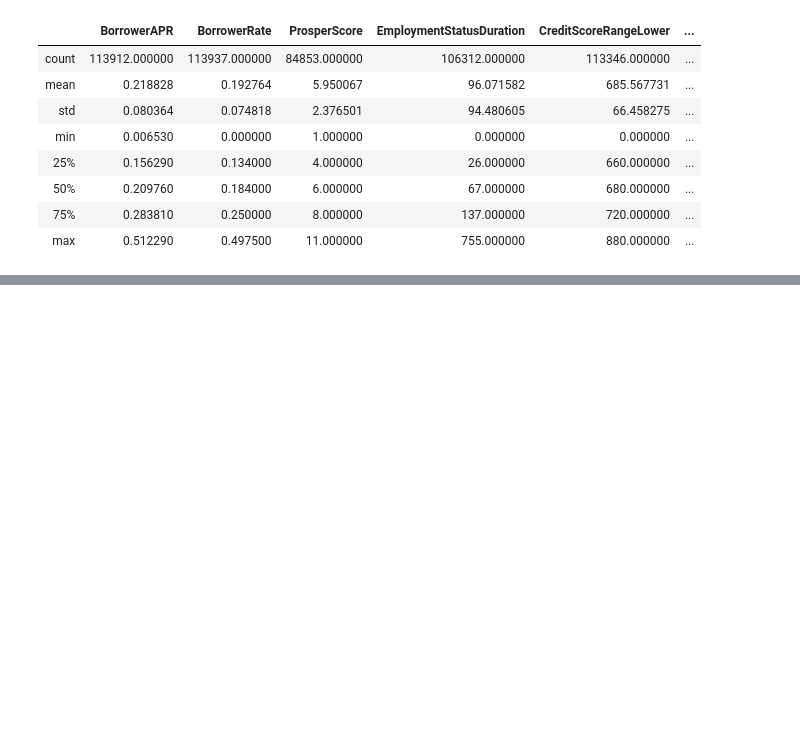
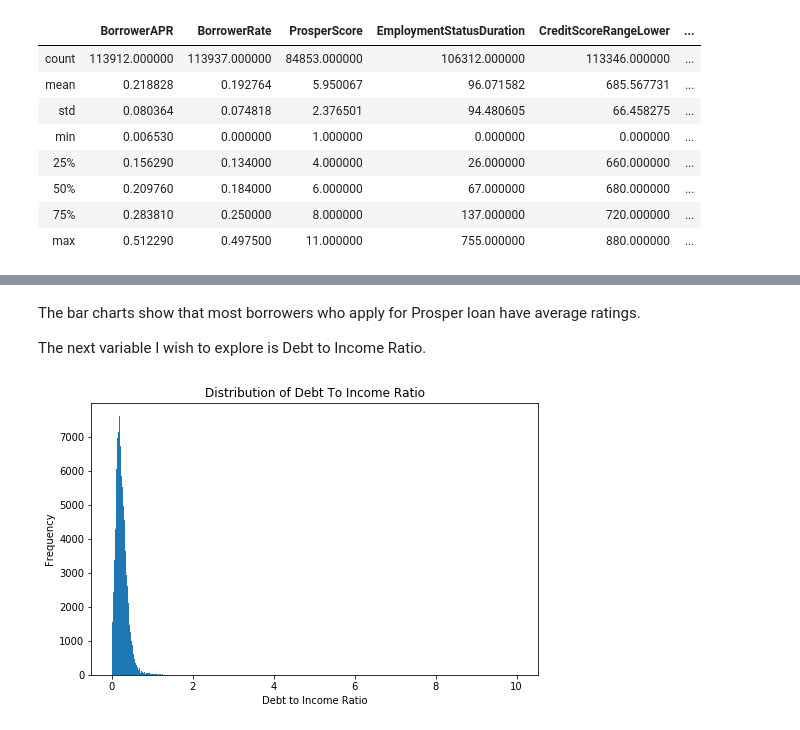
Before and after one commit to Aastha-Arora/prosper-loan-analysis, a Jupyter notebook: prosper_loan_exploration.ipynb, the cells around one changed output, grey strips where cells are left out. Saved outputs shown, nothing was run; the diff lists cells and outputs as text; code cells hidden in the pictures; blank space fills up the shorter version.

```diff
--- a/prosper_loan_exploration.ipynb
+++ b/prosper_loan_exploration.ipynb
@@ -207,0 +274,17 @@ loan.describe()
+# %% [markdown]
+The bar charts show that most borrowers who apply for Prosper loan have average ratings.
+
+The next variable I wish to explore is Debt to Income Ratio.
+# %%
+# Plot a standard-scaled plot for DebtToIncomeRatio
+binsize = 0.02
+bins = np.arange(0, loan['DebtToIncomeRatio'].max()+binsize, binsize)
+
+plt.figure(figsize=[8, 5])
+plt.hist(data = loan[loan['DebtToIncomeRatio'].notnull()],\
+                 x = 'DebtToIncomeRatio', bins = bins)
+plt.xlabel('Debt to Income Ratio')
+plt.title('Distribution of Debt To Income Ratio')
+plt.ylabel('Frequency');
+# %% [output]
+[figure, added]
```
Also changed, not shown: parts of 20 cells of this notebook.
